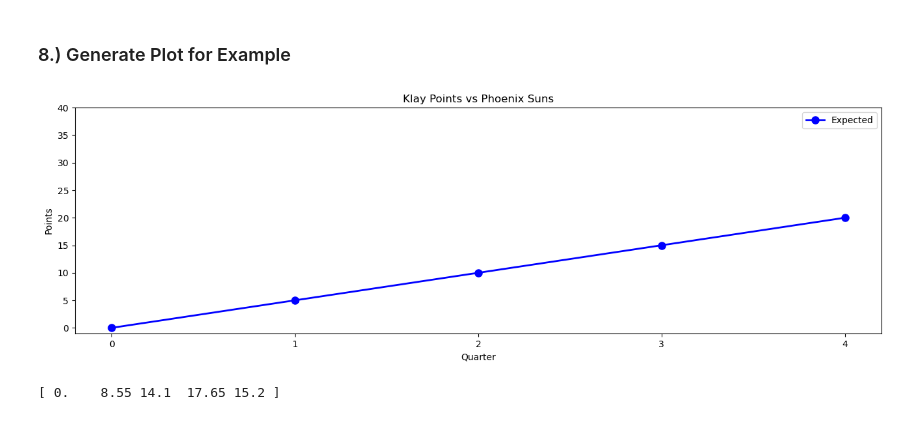
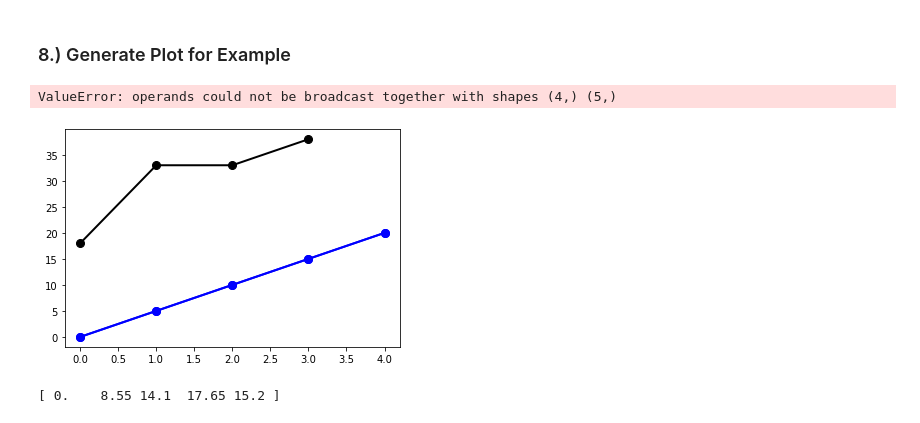
Before and after one commit to 161siegels/CME-241-Project, a Jupyter notebook: dqn_project.ipynb, the cells around one changed output. Saved outputs shown, nothing was run; the diff lists cells and outputs as text; code cells hidden in the pictures.

Commit message:
changed chart at end

```diff
--- a/dqn_project.ipynb
+++ b/dqn_project.ipynb
@@ -456,36 +456,37 @@ ax.plot(expected_points_q, color='blue', linewidth=2, marker='o', markersize=8,
 ax.plot(actual_points, color='black', linewidth=2, marker='o', markersize=8, label='Actual')
 
 # Fill the area between the lines where actual > expected with green with transparency
 ax.fill_between(np.arange(len(expected_points_q)), expected_points_q, actual_points,
                 where=(actual_points >= expected_points_q), interpolate=True, color='green', alpha=0.5)
 
 # Fill the area between the lines where actual < expected with red with transparency
-#ax.fill_between(np.arange(len(expected_points)), expected_points, actual_points,
-#                where=(actual_points < expected_points), interpolate=True, color='grey', alpha=0.5)
+ax.fill_between(np.arange(len(expected_points)), expected_points, actual_points,
+                where=(actual_points < expected_points), interpolate=True, color='grey', alpha=0.5)
 
 # Set the x-axis and y-axis labels
 ax.set_xlabel('Quarter')
 ax.set_ylabel('Points')
 
 # Set the title and legend
 ax.set_title('Klay Points vs Phoenix Suns')
 ax.legend()
 
 # Set the tick intervals for x and y axes
 ax.set_xticks(np.arange(0, len(expected_points - 1)))
 ax.set_yticks([0,5,10,15,20,25,30,35,40])
 
 # Set the tick labels for x and y axes
 ax.set_xticklabels(np.arange(0, len(expected_points)))
 ax.set_yticklabels([0,5,10,15,20,25,30,35,40])
 
 # Display the plot
 fig.set_figheight(4.5)
 fig.set_figwidth(16)
 plt.savefig('example_inclass_final.png', transparent = True)
 plt.show()
 # %% [output]
+ValueError: operands could not be broadcast together with shapes (4,) (5,)
-[figure, old version]
+[figure, new version]
 # %%
 payoff = actual_points - expected_points
 print(payoff)
```
Also changed, not shown: parts of 5 cells of this notebook.
